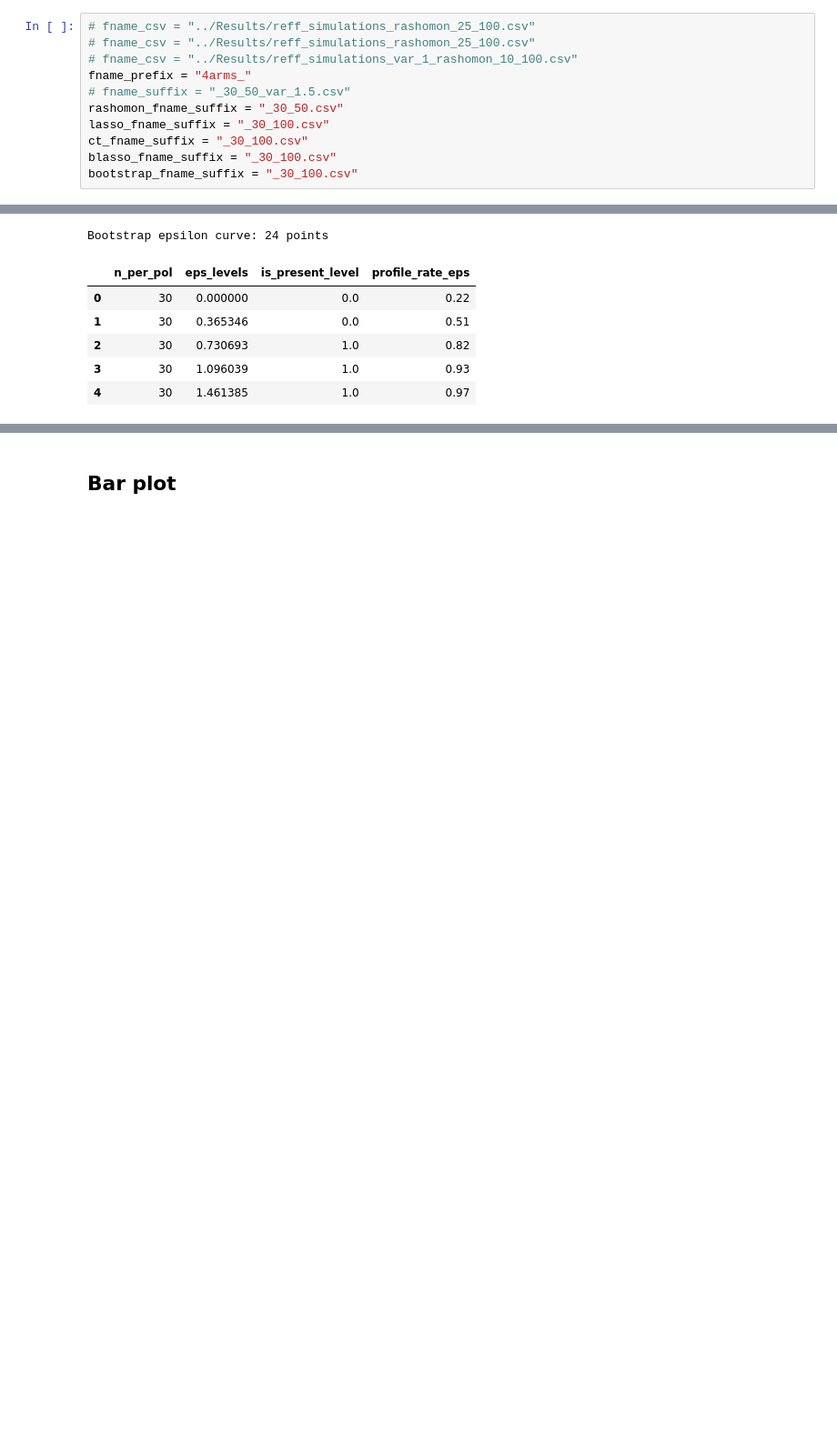
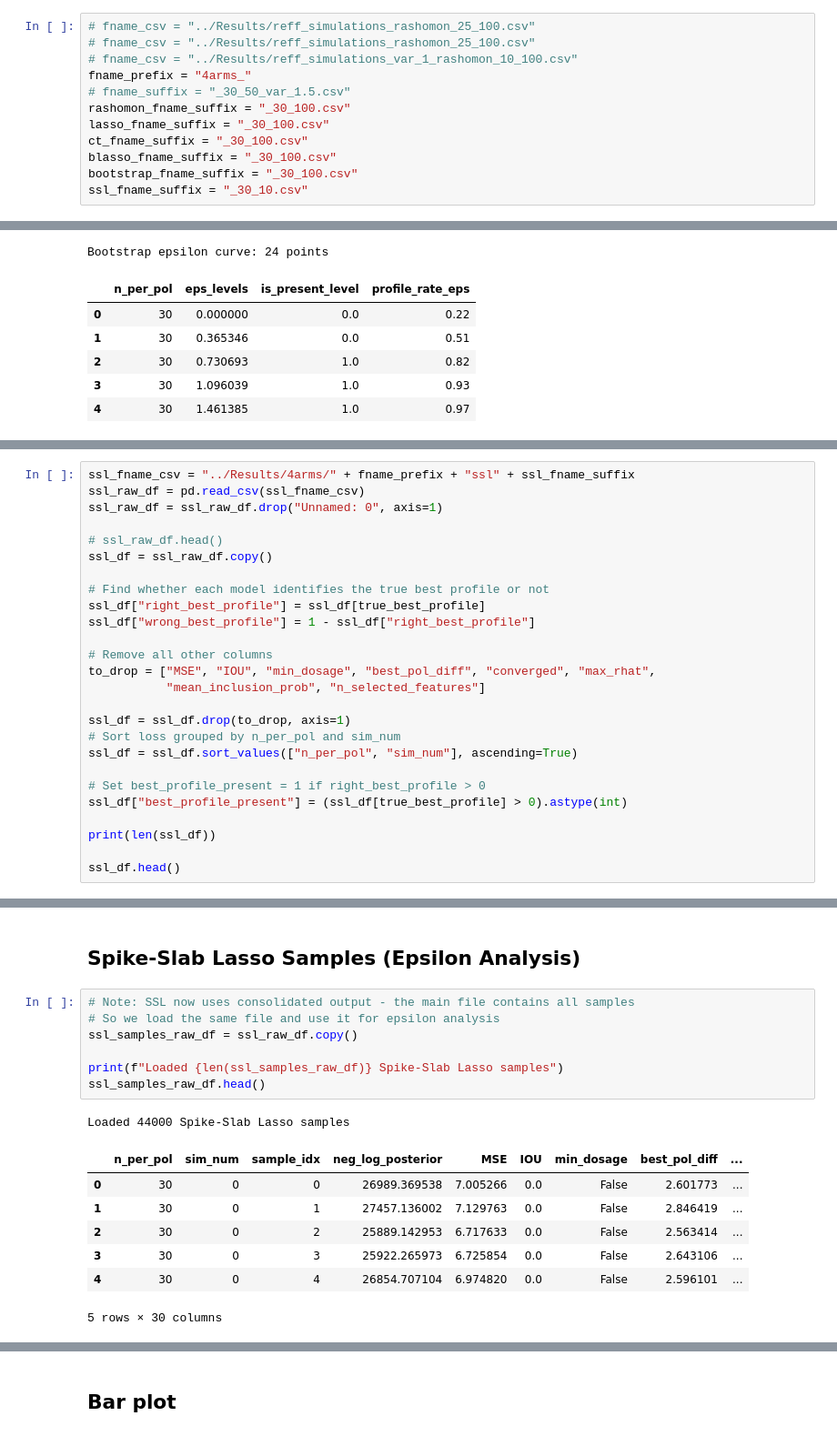
Before and after one commit to AparaV/rashomon-partition-sets, a Jupyter notebook: Code/analyze_reff_simulations.ipynb, the cells around one changed output, grey strips where cells are left out. Shown at 91% size. Cells and saved outputs as stored; diff of their text form; blank space fills up the shorter version.

```diff
--- a/Code/analyze_reff_simulations.ipynb
+++ b/Code/analyze_reff_simulations.ipynb
@@ -23,11 +23,12 @@ true_best_profile = str(best_profile)
 # fname_csv = "../Results/reff_simulations_var_1_rashomon_10_100.csv"
 fname_prefix = "4arms_"
 # fname_suffix = "_30_50_var_1.5.csv"
-rashomon_fname_suffix = "_30_50.csv"
+rashomon_fname_suffix = "_30_100.csv"
 lasso_fname_suffix = "_30_100.csv"
 ct_fname_suffix = "_30_100.csv"
 blasso_fname_suffix = "_30_100.csv"
 bootstrap_fname_suffix = "_30_100.csv"
+ssl_fname_suffix = "_30_10.csv"
 # %% [markdown]
 ## Rashomon
 # %%
@@ -461,0 +465,26 @@ Bootstrap epsilon curve: 24 points
+# %%
+ssl_fname_csv = "../Results/4arms/" + fname_prefix + "ssl" + ssl_fname_suffix
+ssl_raw_df = pd.read_csv(ssl_fname_csv)
+ssl_raw_df = ssl_raw_df.drop("Unnamed: 0", axis=1)
+
+# ssl_raw_df.head()
+ssl_df = ssl_raw_df.copy()
+
+# Find whether each model identifies the true best profile or not
+ssl_df["right_best_profile"] = ssl_df[true_best_profile]
+ssl_df["wrong_best_profile"] = 1 - ssl_df["right_best_profile"]
+
+# Remove all other columns
+to_drop = ["MSE", "IOU", "min_dosage", "best_pol_diff", "converged", "max_rhat",
+           "mean_inclusion_prob", "n_selected_features"]
+
+ssl_df = ssl_df.drop(to_drop, axis=1)
+# Sort loss grouped by n_per_pol and sim_num
+ssl_df = ssl_df.sort_values(["n_per_pol", "sim_num"], ascending=True)
+
+# Set best_profile_present = 1 if right_best_profile > 0
+ssl_df["best_profile_present"] = (ssl_df[true_best_profile] > 0).astype(int)
+
+print(len(ssl_df))
+
+ssl_df.head()
@@ -461,0 +500,18 @@ Bootstrap epsilon curve: 24 points
+# %% [markdown]
+## Spike-Slab Lasso Samples (Epsilon Analysis)
+# %%
+# Note: SSL now uses consolidated output - the main file contains all samples
+# So we load the same file and use it for epsilon analysis
+ssl_samples_raw_df = ssl_raw_df.copy()
+
+print(f"Loaded {len(ssl_samples_raw_df)} Spike-Slab Lasso samples")
+ssl_samples_raw_df.head()
+# %% [output]
+Loaded 44000 Spike-Slab Lasso samples
+|  | n_per_pol | sim_num | sample_idx | neg_log_posterior | MSE | IOU | min_dosage | best_pol_diff | ... |
+| 0 | 30 | 0 | 0 | 26989.369538 | 7.005266 | 0.0 | False | 2.601773 | ... |
+| 1 | 30 | 0 | 1 | 27457.136002 | 7.129763 | 0.0 | False | 2.846419 | ... |
+| 2 | 30 | 0 | 2 | 25889.142953 | 6.717633 | 0.0 | False | 2.563414 | ... |
+| 3 | 30 | 0 | 3 | 25922.265973 | 6.725854 | 0.0 | False | 2.643106 | ... |
+| 4 | 30 | 0 | 4 | 26854.707104 | 6.974820 | 0.0 | False | 2.596101 | ... |
+5 rows × 30 columns
```
Also changed, not shown: parts of 8 cells of this notebook.
